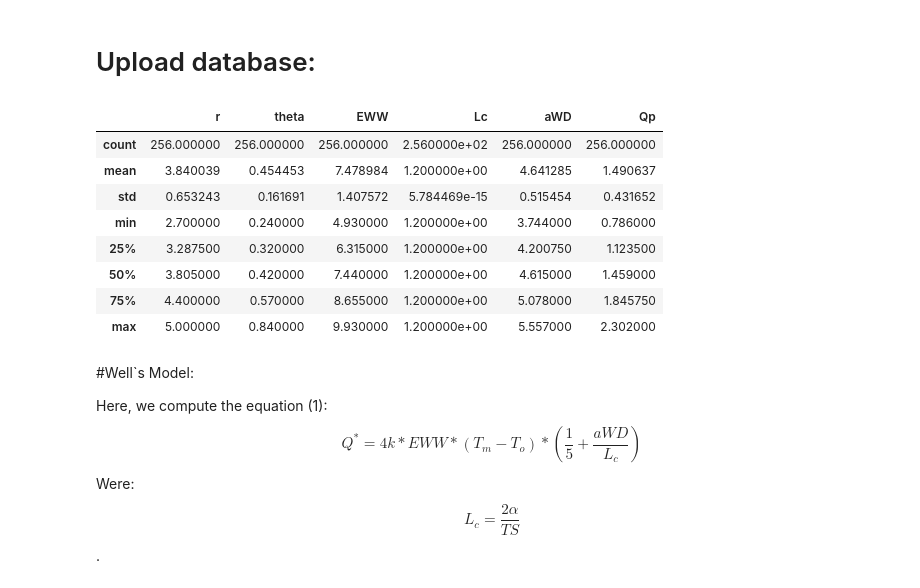
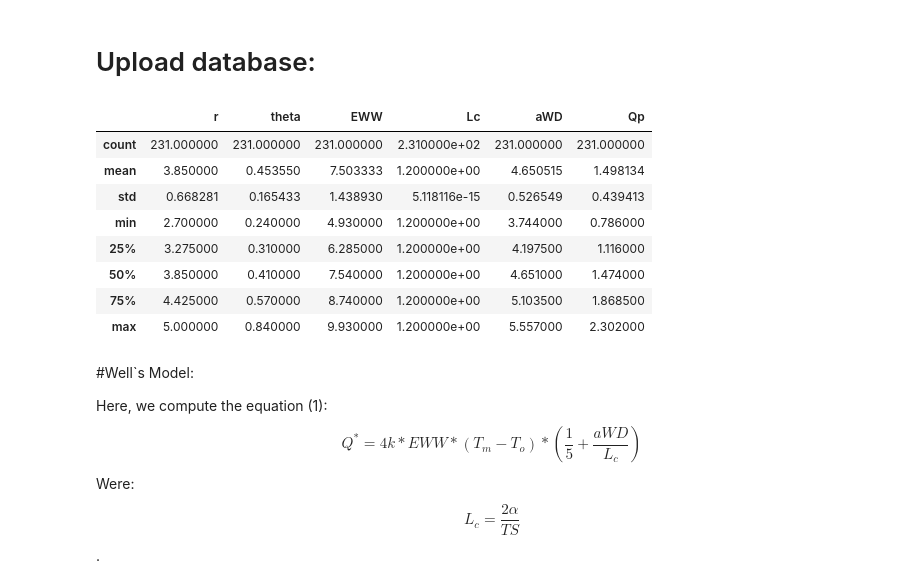
Before and after one commit to GermanOmar/ANN1, a Jupyter notebook: WAAM_1.ipynb, the cells around one changed output. Saved outputs shown, nothing was run; the diff lists cells and outputs as text; code cells hidden in the pictures.

```diff
--- a/WAAM_1.ipynb
+++ b/WAAM_1.ipynb
@@ -31,18 +31,18 @@ import tensorflow_addons as tfa
 # %% [markdown]
 # Upload database:
 # %%
-#Load Dataset
-data = pd.read_table('data.txt')
+#Load Dataset from the model
+data = pd.read_table('data1.txt')
 data.describe()
 # %% [output]
 |  | r | theta | EWW | Lc | aWD | Qp |
-| count | 256.000000 | 256.000000 | 256.000000 | 2.560000e+02 | 256.000000 | 256.000000 |
-| mean | 3.840039 | 0.454453 | 7.478984 | 1.200000e+00 | 4.641285 | 1.490637 |
-| std | 0.653243 | 0.161691 | 1.407572 | 5.784469e-15 | 0.515454 | 0.431652 |
+| count | 231.000000 | 231.000000 | 231.000000 | 2.310000e+02 | 231.000000 | 231.000000 |
+| mean | 3.850000 | 0.453550 | 7.503333 | 1.200000e+00 | 4.650515 | 1.498134 |
+| std | 0.668281 | 0.165433 | 1.438930 | 5.118116e-15 | 0.526549 | 0.439413 |
 | min | 2.700000 | 0.240000 | 4.930000 | 1.200000e+00 | 3.744000 | 0.786000 |
-| 25% | 3.287500 | 0.320000 | 6.315000 | 1.200000e+00 | 4.200750 | 1.123500 |
-| 50% | 3.805000 | 0.420000 | 7.440000 | 1.200000e+00 | 4.615000 | 1.459000 |
-| 75% | 4.400000 | 0.570000 | 8.655000 | 1.200000e+00 | 5.078000 | 1.845750 |
+| 25% | 3.275000 | 0.310000 | 6.285000 | 1.200000e+00 | 4.197500 | 1.116000 |
+| 50% | 3.850000 | 0.410000 | 7.540000 | 1.200000e+00 | 4.651000 | 1.474000 |
+| 75% | 4.425000 | 0.570000 | 8.740000 | 1.200000e+00 | 5.103500 | 1.868500 |
 | max | 5.000000 | 0.840000 | 9.930000 | 1.200000e+00 | 5.557000 | 2.302000 |
 # %% [markdown]
 #Well`s Model:
```
Also changed, not shown: parts of 10 cells of this notebook.
